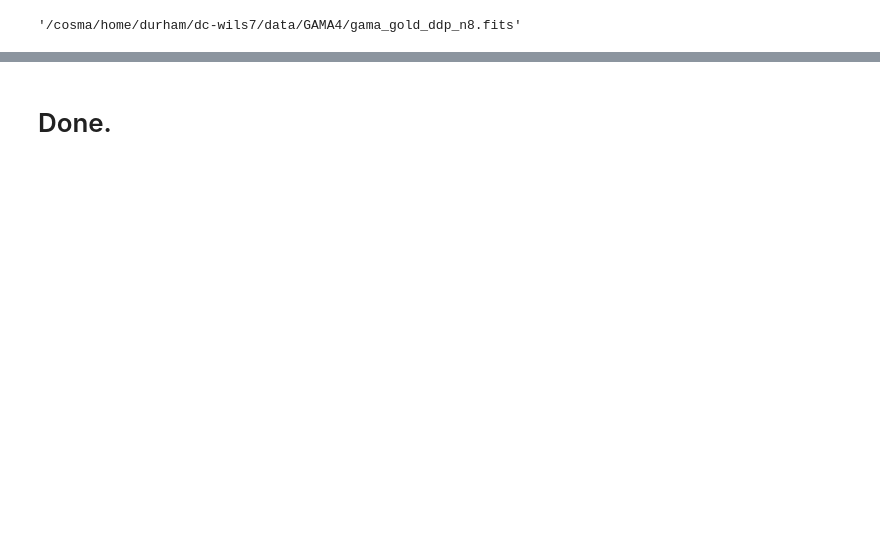
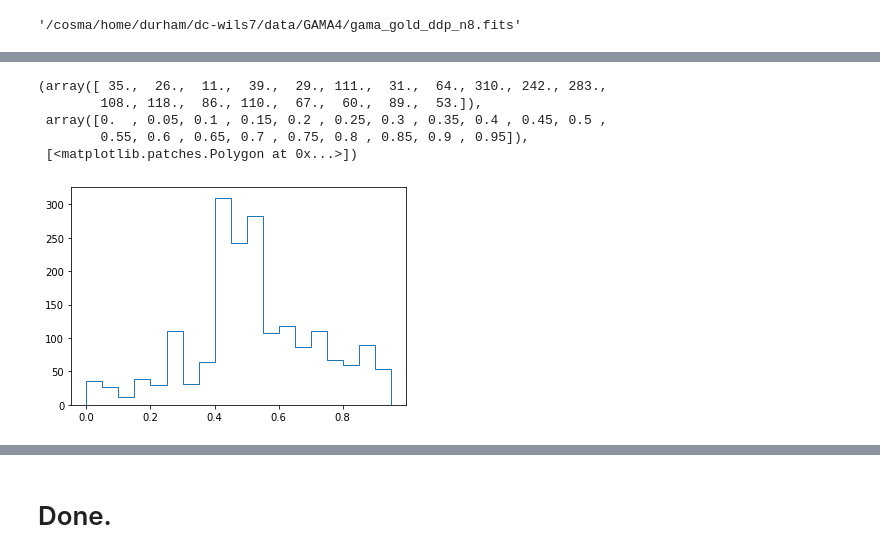
Before and after one commit to SgmAstro/DESI, a Jupyter notebook: docs/nb/d8LF_qa.ipynb, the cells around one changed output, grey strips where cells are left out. Drawn from its saved outputs; the diff is of its cells as text; code cells hidden in the pictures; blank space fills up the shorter version.

```diff
--- a/docs/nb/d8LF_qa.ipynb
+++ b/docs/nb/d8LF_qa.ipynb
@@ -113,0 +127,9 @@ pl.hist(vmax['FILLFACTOR'].data)
+# %%
+pl.hist(vmax['VZ'] / vmax['VMAX'], histtype='step', bins=np.arange(0., 1., 0.05))
+# %% [output]
+(array([ 35.,  26.,  11.,  39.,  29., 111.,  31.,  64., 310., 242., 283.,
+        108., 118.,  86., 110.,  67.,  60.,  89.,  53.]),
+ array([0.  , 0.05, 0.1 , 0.15, 0.2 , 0.25, 0.3 , 0.35, 0.4 , 0.45, 0.5 ,
+        0.55, 0.6 , 0.65, 0.7 , 0.75, 0.8 , 0.85, 0.9 , 0.95]),
+ [<matplotlib.patches.Polygon at 0x...>])
+[figure, added]
```
Also changed, not shown: parts of 8 cells of this notebook, 8 other files.
